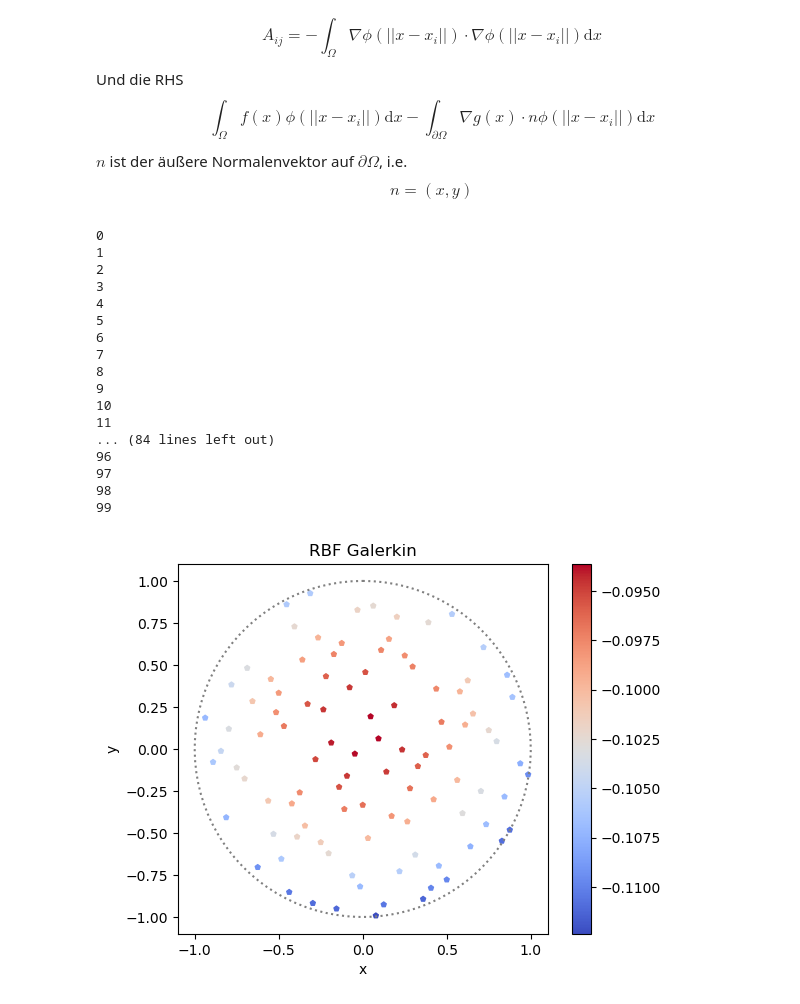
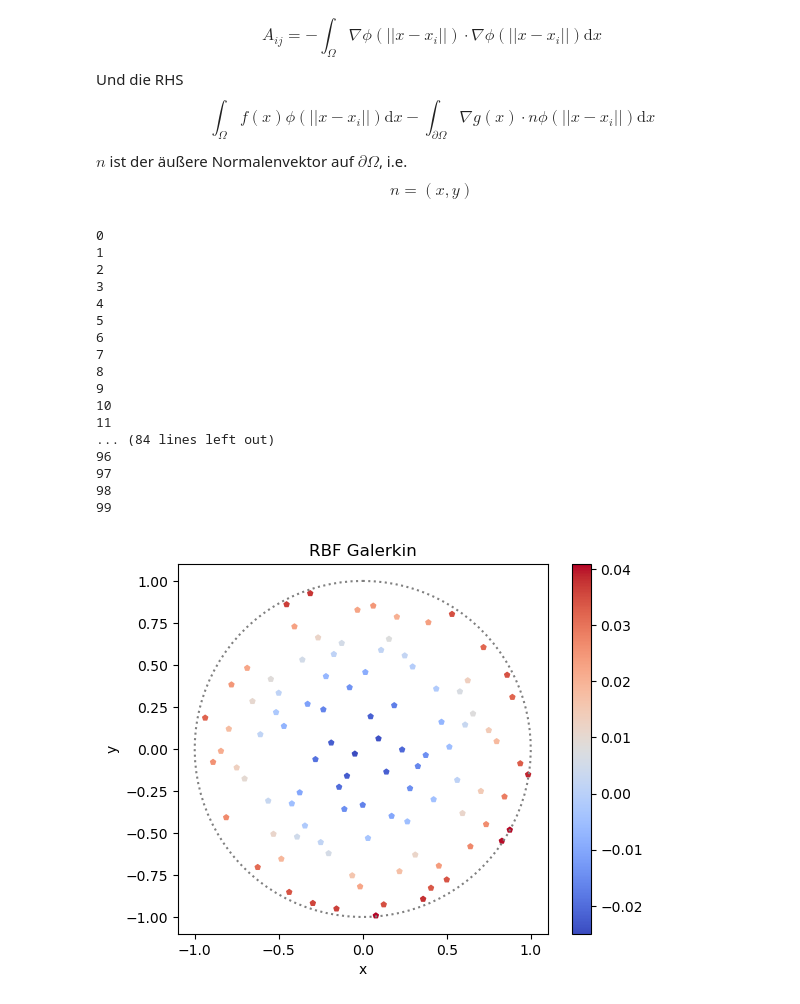
Before and after one commit to maggi0805/MML, a Jupyter notebook: mml.ipynb, the cells around one changed output. Cells and saved outputs as stored; diff of their text form; code cells hidden in the pictures.

```diff
--- a/mml.ipynb
+++ b/mml.ipynb
@@ -1026,9 +1026,8 @@ dyu1_ = diff(u1_, y)
 dxu1 = lambdify([x, y], dxu1_)
 dyu1 = lambdify([x, y], dyu1_)
 
-def g_n(x_, y_, xi, yi, e):
-    o = Nphi(x_ - xi, y_ - yi, e)
-    return o[0] * x_ - o[1] * y_
+def g_n(x_, y_):
+    return dxu1(x_, y_) * x_ + dyu1(x_, y_) * y_
 # %%
 N = 100
 
@@ -1037,11 +1036,11 @@ rhs = np.zeros((N, 1))
 for i in range(N):
     print(i)
     for j in range(i):
-        Nphi2_ = lambda x, y: Lphi_x(x - intd4.T[0][j], y - intd4.T[1][j], ep) * phi_x(x, y, intd4.T[0][i], intd4.T[1][i], ep)
-        #gphi = lambda x: phi_x(x, np.sqrt(1-x**2), intd4.T[0][i], intd4.T[1][i], ep) * g_n(x, np.sqrt(1-x**2), intd4.T[0][i], intd4.T[1][i], ep)+phi_x(x, -np.sqrt(1-x**2), intd4.T[0][i], intd4.T[1][i], ep) * g_n(x, -np.sqrt(1-x**2), intd4.T[0][i], intd4.T[1][i], ep)
-        A[i, j] = integrate.dblquad(Nphi2_, -1, 1, lambda x: -np.sqrt(1-x**2), lambda x: np.sqrt(1-x**2))[0]
+        Nphi2_ = lambda x, y: Nphi2(x, y, intd4.T[0][i], intd4.T[1][i], intd4.T[0][j], intd4.T[1][j], ep)
+        A[i, j] = -integrate.dblquad(Nphi2_, -1, 1, lambda x: -np.sqrt(1-x**2), lambda x: np.sqrt(1-x**2))[0]
+    gphi = lambda x: phi_x(x, np.sqrt(1-x**2), intd4.T[0][i], intd4.T[1][i], ep) * g_n(x, np.sqrt(1-x**2))+phi_x(x, -np.sqrt(1-x**2), intd4.T[0][i], intd4.T[1][i], ep) * g_n(x, -np.sqrt(1-x**2))
     rhs_ = lambda x, y: Lu1(x, y) * phi_x(x, y, intd4.T[0][i], intd4.T[1][i], ep)
-    rhs[i] = integrate.dblquad(rhs_, -1, 1, lambda x: -np.sqrt(1-x**2), lambda x: np.sqrt(1-x**2))[0]
+    rhs[i] = integrate.dblquad(rhs_, -1, 1, lambda x: -np.sqrt(1-x**2), lambda x: np.sqrt(1-x**2))[0] - integrate.quad(gphi, -1, 1)[0]
 
 #Matrix symmetrisch machen (Ich verstehe noch nicht ganz warum)
 A += A.T - np.diag(np.diag(A))
@@ -1055,31 +1054,31 @@ phis = np.dot(phi(dm, ep), lam_gal)
 
 Err = np.absolute(phis - u_exact.reshape((100, 1)))
 
 fig, ax = plt.subplots();
 ploti = ax.scatter(intd4.T[0], intd4.T[1], c = phis, cmap=cmap, s = 14, marker = 'p');
 fig.colorbar(ploti);
 ax.set_aspect('equal');
 ax.plot(np.sin(th), np.cos(th), color = 'gray', linestyle = 'dotted', label = 'Einheitsscheibe');
 ax.set_xlabel('x');
 ax.set_ylabel('y');
 ax.set_title("RBF Galerkin");
 plt.show();
 # %% [output]
 0
 1
 2
 3
 4
 5
 6
 7
 8
 9
 10
 11
 ... (84 lines left out)
 96
 97
 98
 99
-[figure, old version]
+[figure, new version]
```
Also changed, not shown: parts of 3 cells of this notebook.
